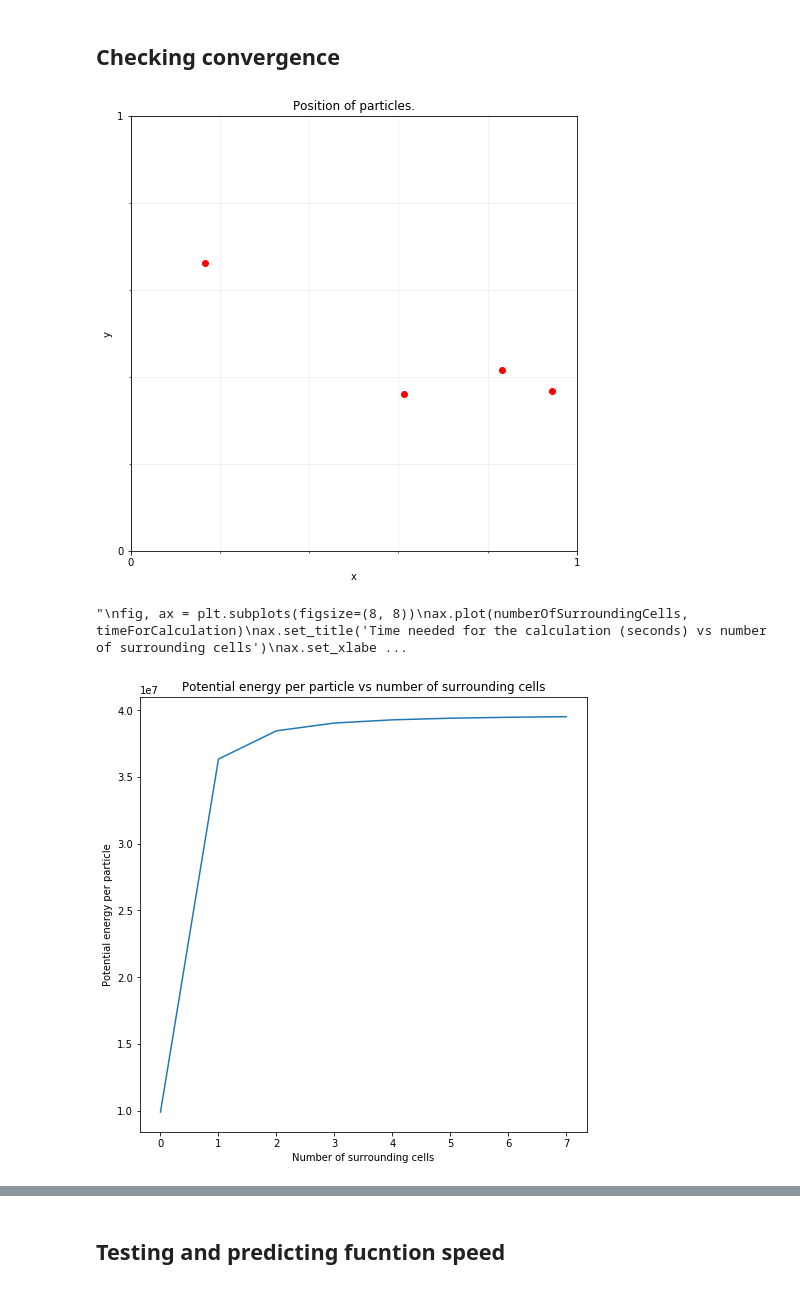
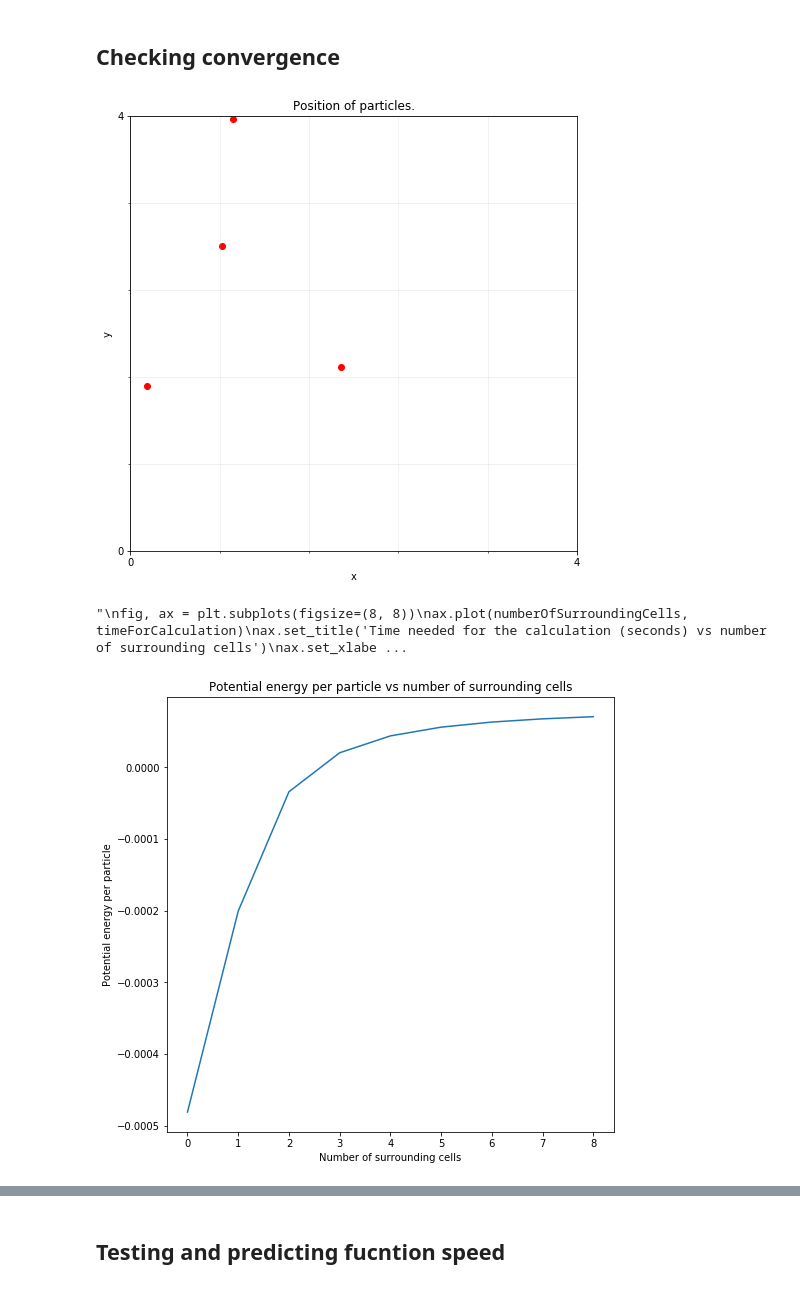
Before and after one commit to TimHeiszwolf/Quantum_energy_ML, a Jupyter notebook: TestingDatabaseGeneration.ipynb, the cells around one changed output, grey strips where cells are left out. Drawn from its saved outputs; the diff is of its cells as text; code cells hidden in the pictures.

```diff
--- a/TestingDatabaseGeneration.ipynb
+++ b/TestingDatabaseGeneration.ipynb
@@ -64,10 +64,10 @@ def potentialEnergyPerTrioExperimental(lengths):
     b = lengths[1]
     c = lengths[2]
 
-    s = (a + b + c) / 2
-    area2Triangle = s * (s - a) * (s - b) * (s - c)
+    #s = (a + b + c) / 2
+    #area2Triangle = s * (s - a) * (s - b) * (s - c)
 
-    longRangePotential = (a**-8 + b**-8 + c**-8)#(a**-2 + b**-2 + c**-2)**4
-    shortRangePotential = - 1000 * area2Triangle / (a**12 + b**12 + c**12)# - * area2Triangle / (a**12 + b**12 + c**12)
+    longRangePotential = - 10*((a+b+c)**-6)
+    shortRangePotential = (a**-8+b**-8+c**-8)/10000#math.exp((a**-1 + b**-1 + c**-1))#area2Triangle*((a**-12 + b**-12 + c**-12))#area2Triangle / ((a + b + c)**12)
 
     return shortRangePotential + longRangePotential
@@ -142,42 +172,42 @@ Text(0, 0.5, 'Potential')
 # %% [markdown]
 ## Checking convergence
 # %%
-numberOfSurroundingCells = [i for i in range(0,8)]
+numberOfSurroundingCells = [i for i in range(0,9)]
 
 potentialEnergyResults = []
 timeForCalculation = []
 
-widthOfCell = 1.0
+widthOfCell = 4.0
 
 atoms = [np.array([random.uniform(0, widthOfCell), random.uniform(0, widthOfCell)]) for j in range(0, 4)]
 
 plotLattice(atoms, widthOfCell)
 
 for i in numberOfSurroundingCells:
     #print('Calculating with ' + str(i) + ' surrounding cells.')
 
     space = generateSpace(atoms, i, widthOfCell)
 
     timeStart = time.time()
     potentialEnergyResults.append(potentialEnergyPerParticle(space, atoms, potentialEnergyPerTrioExperimental))
     timeEnd = time.time()
     #print((timeEnd - timeStart))
     timeForCalculation.append((timeEnd - timeStart))
 
 
 fig, ax = plt.subplots(figsize=(8, 8))
 ax.plot(numberOfSurroundingCells, potentialEnergyResults)
 ax.set_title('Potential energy per particle vs number of surrounding cells')
 ax.set_xlabel('Number of surrounding cells')
 ax.set_ylabel('Potential energy per particle')
 
 """
 fig, ax = plt.subplots(figsize=(8, 8))
 ax.plot(numberOfSurroundingCells, timeForCalculation)
 ax.set_title('Time needed for the calculation (seconds) vs number of surrounding cells')
 ax.set_xlabel('Number of surrounding cells')
 ax.set_ylabel('Time needed for the calculation (seconds)')"""
 # %% [output]
-[figure, old version]
+[figure, new version]
 "\nfig, ax = plt.subplots(figsize=(8, 8))\nax.plot(numberOfSurroundingCells, timeForCalculation)\nax.set_title('Time needed for the calculation (seconds) vs number of surrounding cells')\nax.set_xlabe ...
-[figure, old version]
+[figure, new version]
```
Also changed, not shown: parts of 13 cells of this notebook, 11 other files.
